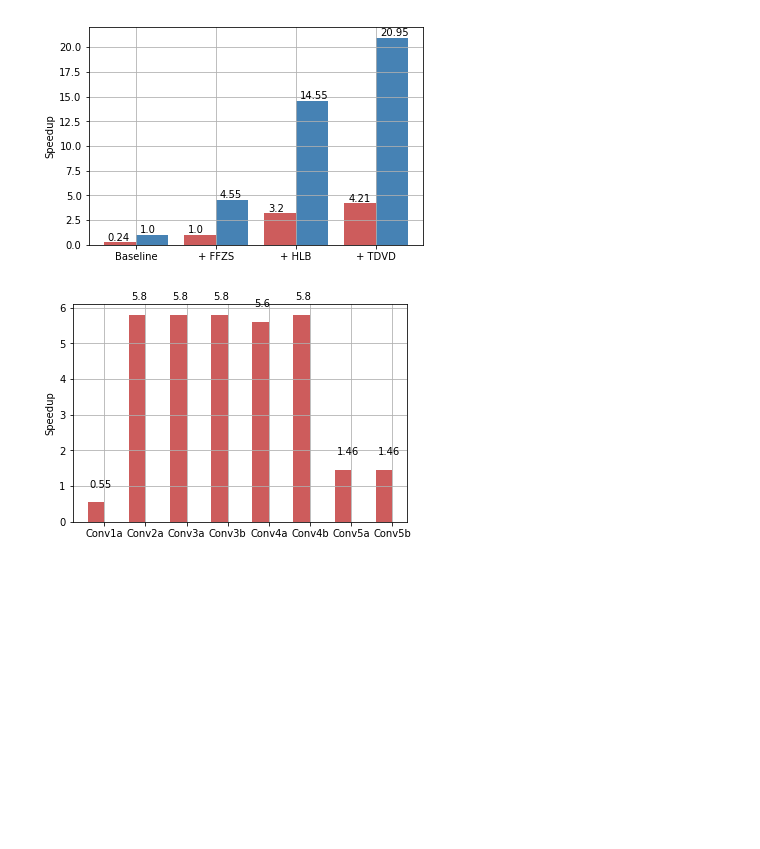
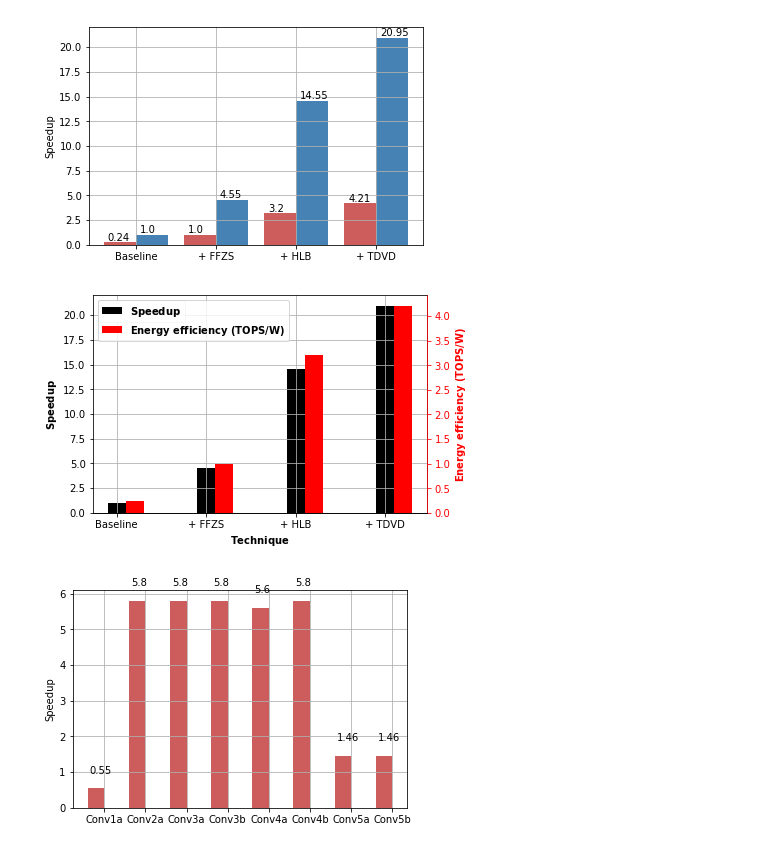
Before and after one commit to changchun-zhou/sagitta_fig, a Jupyter notebook: scripts/Voltage-Frequency-Scaling/Sagitta_Fig.ipynb, the cells around one changed output. Drawn from its saved outputs; the diff is of its cells as text; code cells hidden in the pictures; blank space fills up the shorter version.

Commit message:
feat(Sagitta_Fig.ipynb): func plt_fig
uniform plt_fig for plot and bar

```diff
--- a/scripts/Voltage-Frequency-Scaling/Sagitta_Fig.ipynb
+++ b/scripts/Voltage-Frequency-Scaling/Sagitta_Fig.ipynb
@@ -360,6 +367,34 @@ for x in range(len(technique)):
 plt.show()
 # %% [output]
 [figure]
+# %%
+plt_fig({   "x_name":"Technique",
+            "x_value": np.arange(len(technique)),
+            "x_label" : r"$\bf{Technique}$",
+            "y1_fig_type": "bar",
+            "y1_name":"speedup",
+            "y1_value":speedup,
+            "y1_color":(0, 0, 0),
+            "y1_linestyle":'x-',
+            "y1_label":r"$\bf{Speedup}$",
+            "y1_marker":'s',
+            "y2_fig_type": "bar",
+            "y2_name":"energy_efficiency",
+            "y2_value":energy_efficiency,
+            "y2_color":(1, 0, 0),
+            "y2_linestyle":'--',
+            "y2_label":r"$\bf{Energy}$" + ' ' + r"$\bf{efficiency}$"+' ' + r"$\bf{(TOPS/W)}$",
+            "y2_marker":'^',
+            "linewidth": 2,
+            "markersize": 8,
+            "family":"Arial",
+            "label_size": 10,
+            "bar_width": 0.2,
+            "xticks": technique,
+            "fig_name" :'../../generate/technique.svg'
+})
+# %% [output]
+[figure, added]
 # %%
 technique = ['Conv1a', 'Conv2a', 'Conv3a', 'Conv3b','Conv4a','Conv4b','Conv5a', 'Conv5b']
 speedup = np.array([0.22, 1 ,3.2, 4.21])/0.22
```
Also changed, not shown: parts of 2 cells of this notebook.
